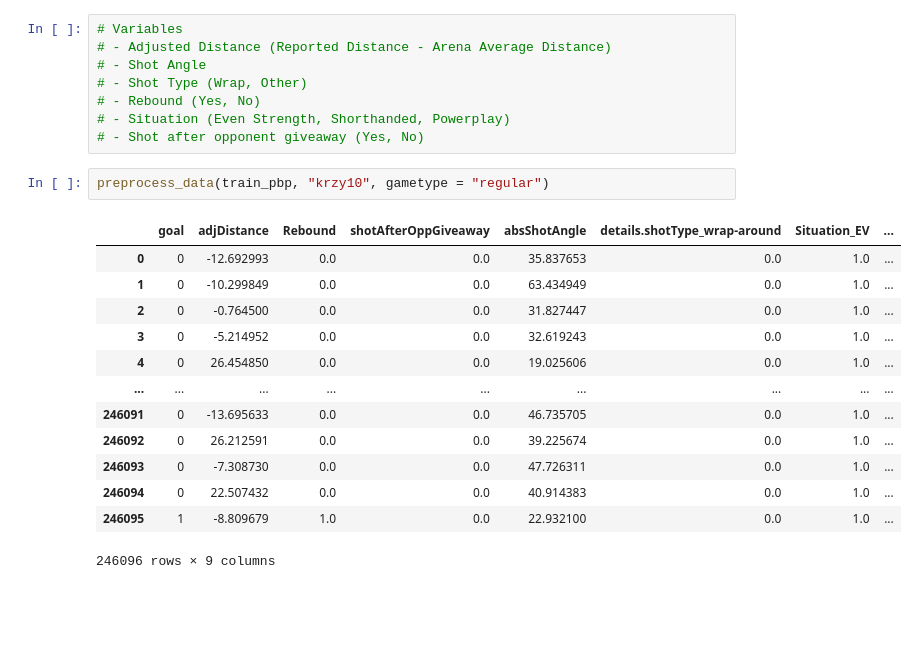
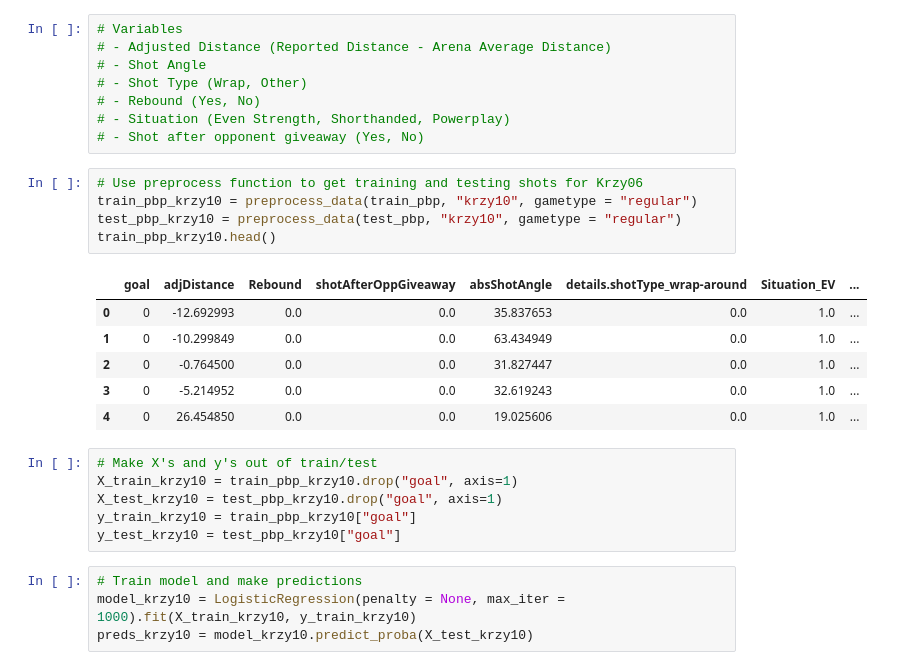
Before and after one commit to rromaniuk31/PhD-Research, a Jupyter notebook: Create_Historical_Models.ipynb, the cells around one changed output. Saved outputs shown, nothing was run; the diff lists cells and outputs as text; blank space fills up the shorter version.

Commit message:
Train Krzywicki (2010) model

```diff
--- a/Create_Historical_Models.ipynb
+++ b/Create_Historical_Models.ipynb
@@ -669,18 +661,24 @@ Brier Score:  0.09623833828472177
 # - Situation (Even Strength, Shorthanded, Powerplay)
 # - Shot after opponent giveaway (Yes, No)
 # %%
-preprocess_data(train_pbp, "krzy10", gametype = "regular")
+# Use preprocess function to get training and testing shots for Krzy06
+train_pbp_krzy10 = preprocess_data(train_pbp, "krzy10", gametype = "regular")
+test_pbp_krzy10 = preprocess_data(test_pbp, "krzy10", gametype = "regular")
+train_pbp_krzy10.head()
 # %% [output]
 |  | goal | adjDistance | Rebound | shotAfterOppGiveaway | absShotAngle | details.shotType_wrap-around | Situation_EV | ... |
 | 0 | 0 | -12.692993 | 0.0 | 0.0 | 35.837653 | 0.0 | 1.0 | ... |
 | 1 | 0 | -10.299849 | 0.0 | 0.0 | 63.434949 | 0.0 | 1.0 | ... |
 | 2 | 0 | -0.764500 | 0.0 | 0.0 | 31.827447 | 0.0 | 1.0 | ... |
 | 3 | 0 | -5.214952 | 0.0 | 0.0 | 32.619243 | 0.0 | 1.0 | ... |
 | 4 | 0 | 26.454850 | 0.0 | 0.0 | 19.025606 | 0.0 | 1.0 | ... |
-| ... | ... | ... | ... | ... | ... | ... | ... | ... |
-| 246091 | 0 | -13.695633 | 0.0 | 0.0 | 46.735705 | 0.0 | 1.0 | ... |
-| 246092 | 0 | 26.212591 | 0.0 | 0.0 | 39.225674 | 0.0 | 1.0 | ... |
-| 246093 | 0 | -7.308730 | 0.0 | 0.0 | 47.726311 | 0.0 | 1.0 | ... |
-| 246094 | 0 | 22.507432 | 0.0 | 0.0 | 40.914383 | 0.0 | 1.0 | ... |
-| 246095 | 1 | -8.809679 | 1.0 | 0.0 | 22.932100 | 0.0 | 1.0 | ... |
-246096 rows × 9 columns
+# %%
+# Make X's and y's out of train/test
+X_train_krzy10 = train_pbp_krzy10.drop("goal", axis=1)
+X_test_krzy10 = test_pbp_krzy10.drop("goal", axis=1)
+y_train_krzy10 = train_pbp_krzy10["goal"]
+y_test_krzy10 = test_pbp_krzy10["goal"]
+# %%
+# Train model and make predictions
+model_krzy10 = LogisticRegression(penalty = None, max_iter = 1000).fit(X_train_krzy10, y_train_krzy10)
+preds_krzy10 = model_krzy10.predict_proba(X_test_krzy10)
```
Also changed, not shown: parts of 12 cells of this notebook.
